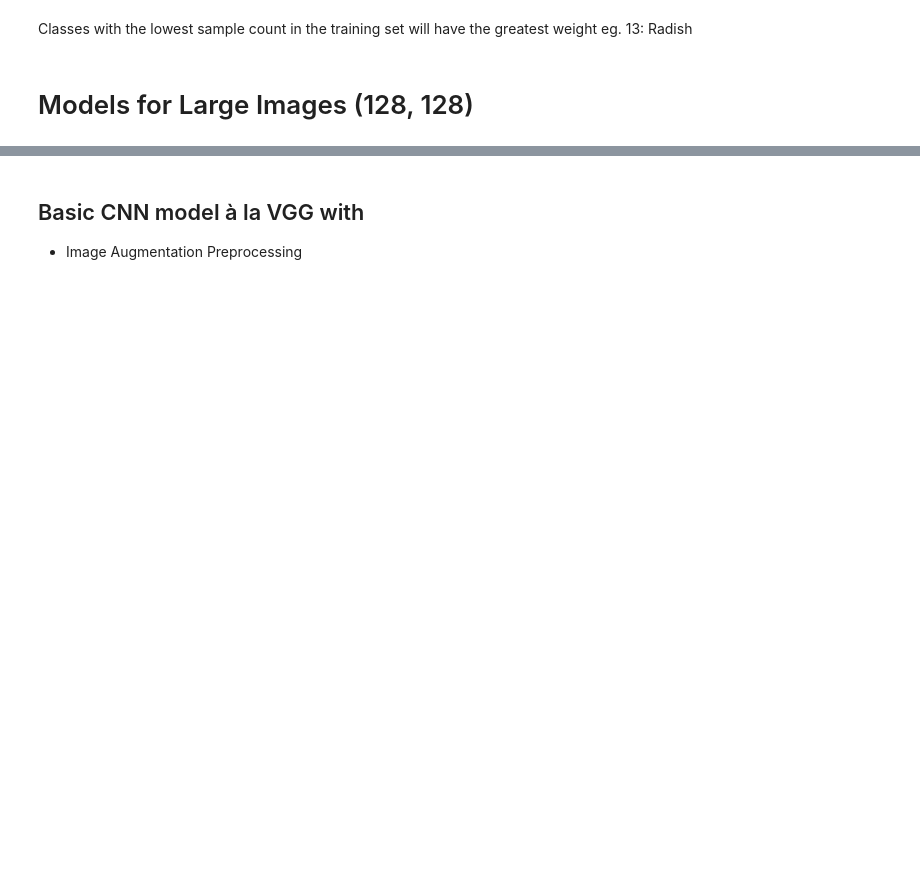
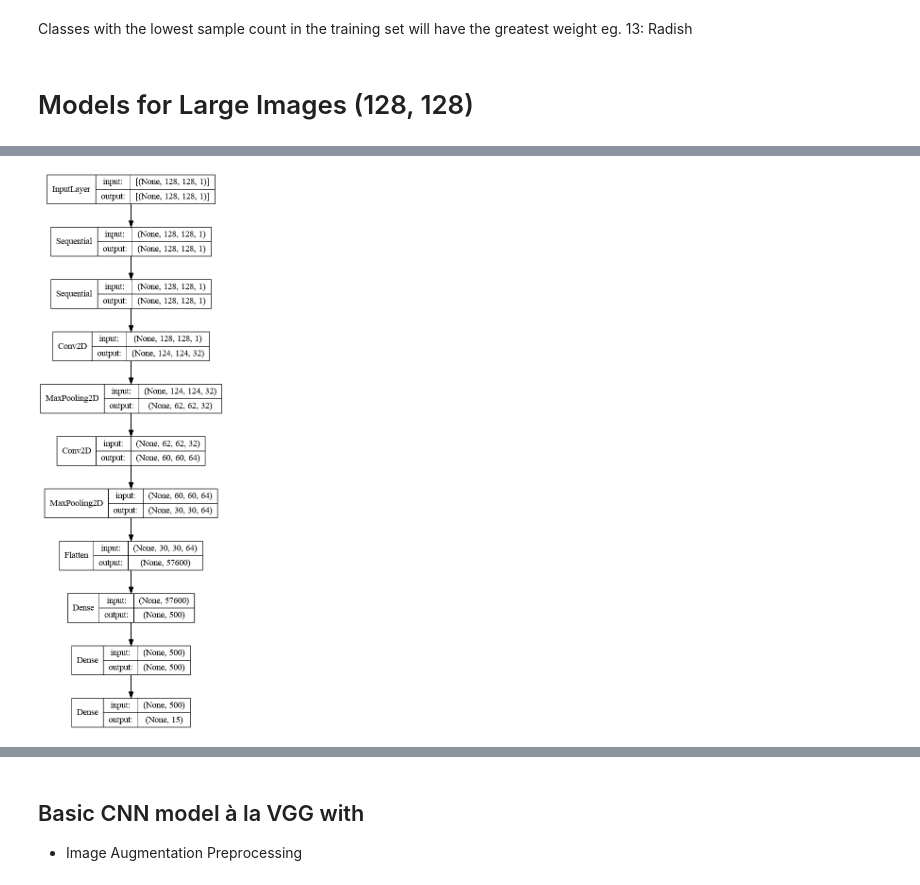
Before and after one commit to glennwuwu/vegetable-image-classification-cnn, a Jupyter notebook: CNN.ipynb, the cells around one changed output, grey strips where cells are left out. Drawn from its saved outputs; the diff is of its cells as text; code cells hidden in the pictures; blank space fills up the shorter version.

Commit message:
Simple CNN Model Comparisons

```diff
--- a/CNN.ipynb
+++ b/CNN.ipynb
@@ -278,0 +351,36 @@ Classes with the lowest sample count in the training set will have the greatest
+# %%
+simple_CNN_no_augmentation = Sequential([
+    prep,
+    Conv2D(32, (5, 5), activation='relu'),
+    MaxPooling2D((2, 2)),
+    Conv2D(64, (3, 3), activation='relu'),
+    MaxPooling2D((2, 2)),
+    Flatten(),
+    Dense(500, activation='relu'),
+    Dense(500, activation='relu'),
+    # Dropout(0.3),
+    Dense(15, activation='softmax')
+])
+
+# Compile the model
+simple_CNN_no_augmentation.compile(optimizer='adam', loss='categorical_crossentropy', metrics=['accuracy'])
+
+simple_CNN_history["Without Image Augmentation"] = fit_model(simple_CNN_no_augmentation, large_train, large_validation, large_test)
+
+simple_CNN = Sequential([
+    prep,
+    image_augmentation,
+    Conv2D(32, (5, 5), activation='relu'),
+    MaxPooling2D((2, 2)),
+    Conv2D(64, (3, 3), activation='relu'),
+    MaxPooling2D((2, 2)),
+    Flatten(),
+    Dense(500, activation='relu'),
+    Dense(500, activation='relu'),
+    Dense(15, activation='softmax')
+])
+
+# Compile the model
+simple_CNN.compile(optimizer='adam', loss='categorical_crossentropy', metrics=['accuracy'])
+
+simple_CNN_history["With Image Augmentation"] = fit_model(simple_CNN, large_train, large_validation, large_test)
@@ -278,0 +425,4 @@ Classes with the lowest sample count in the training set will have the greatest
+# %%
+plot_model(simple_CNN, to_file='images/models/simple_CNN_large_images.png', show_shapes=True, show_layer_names=False)
+# %% [output]
+[figure, added]
```
Also changed, not shown: parts of 32 cells of this notebook, 4 other files.
